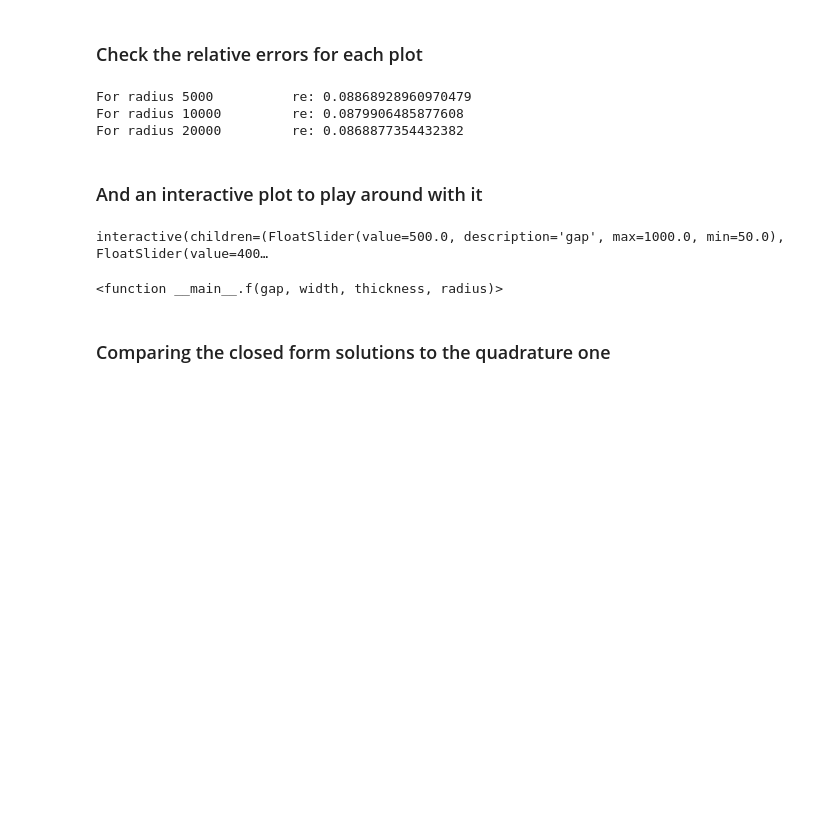
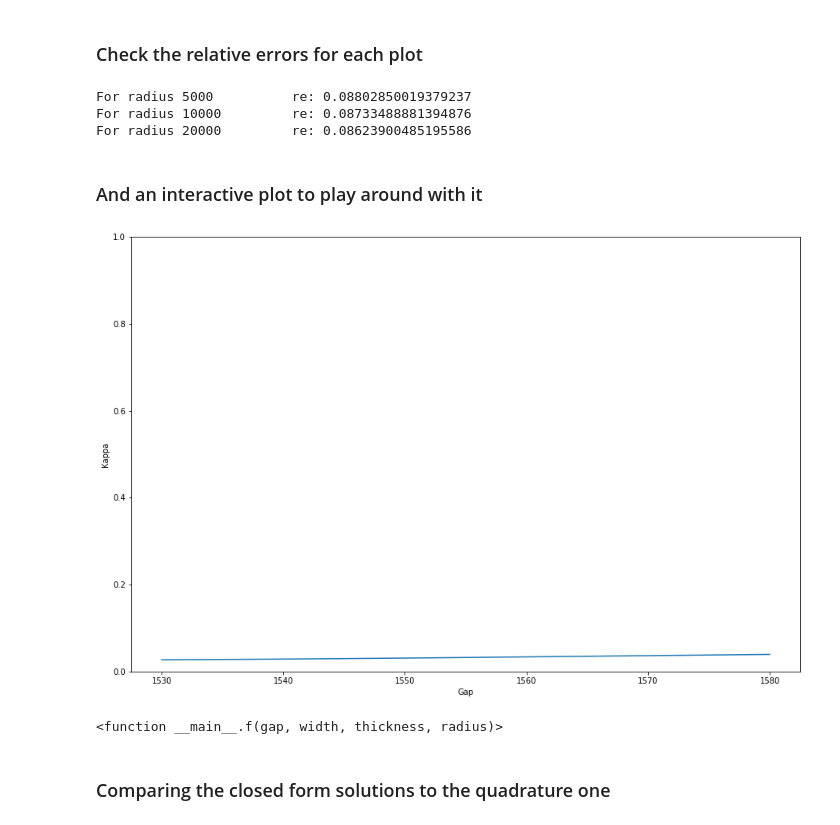
Before and after one commit to BYUCamachoLab/SiPANN, a Jupyter notebook: examples/directionalCoupler.ipynb, the cells around one changed output. Cells and saved outputs as stored; diff of their text form; code cells hidden in the pictures; blank space fills up the shorter version.

```diff
--- a/examples/directionalCoupler.ipynb
+++ b/examples/directionalCoupler.ipynb
@@ -76,32 +76,32 @@ theirs = []
 ours = []
 for i in range(3):
     theirs.append(cross_coup.rr_450_220(wave, w, t, r[i], dom))
-    ours.append(cross_coup.rr(wave, w, t, r[i], dom))
+    ours.append(np.abs(cross_coup.rr(wave, w, t, r[i], dom)))
 for i in range(3):
     print("For radius {} \t re: {}".format(r[i], np.mean(np.abs((theirs[i] - ours[i])/theirs[i]))))
 # %% [output]
-For radius 5000          re: 0.08868928960970479
-For radius 10000         re: 0.0879906485877608
-For radius 20000         re: 0.0868877354432382
+For radius 5000          re: 0.08802850019379237
+For radius 10000         re: 0.08733488881394876
+For radius 20000         re: 0.08623900485195586
 # %% [markdown]
 ### And an interactive plot to play around with it
 # %%
 dom = np.linspace(50,500)
 wave = np.linspace(1530,1580)
 def f(gap, width, thickness, radius):
     plt.figure(figsize=(15,10))
     plt.ylim((0,1))
     plt.xlabel('Gap')
     plt.ylabel('Kappa')
-    plt.plot(wave, cross_coup.rr(wave, width, thickness, radius, gap))
+    plt.plot(wave, np.abs(cross_coup.rr(wave, width, thickness, radius, gap)))
     plt.show()
 interact(f, gap=widgets.FloatSlider(min=50,max=1000,value=500),
              width=widgets.FloatSlider(min=400,max=600,value=400),
              thickness=widgets.FloatSlider(min=210,max=230,value=220),
              radius=widgets.FloatSlider(min=5000,max=20000,value=10000))
 # %% [output]
+[figure, added]
-interactive(children=(FloatSlider(value=500.0, description='gap', max=1000.0, min=50.0), FloatSlider(value=400…
+<function __main__.f(gap, width, thickness, radius)>
-<function __main__.f(gap, width, thickness, radius)>
 # %% [markdown]
 ### Comparing the closed form solutions to the quadrature one
 # %%
```
Also changed, not shown: parts of 3 cells of this notebook, 2 other files.
